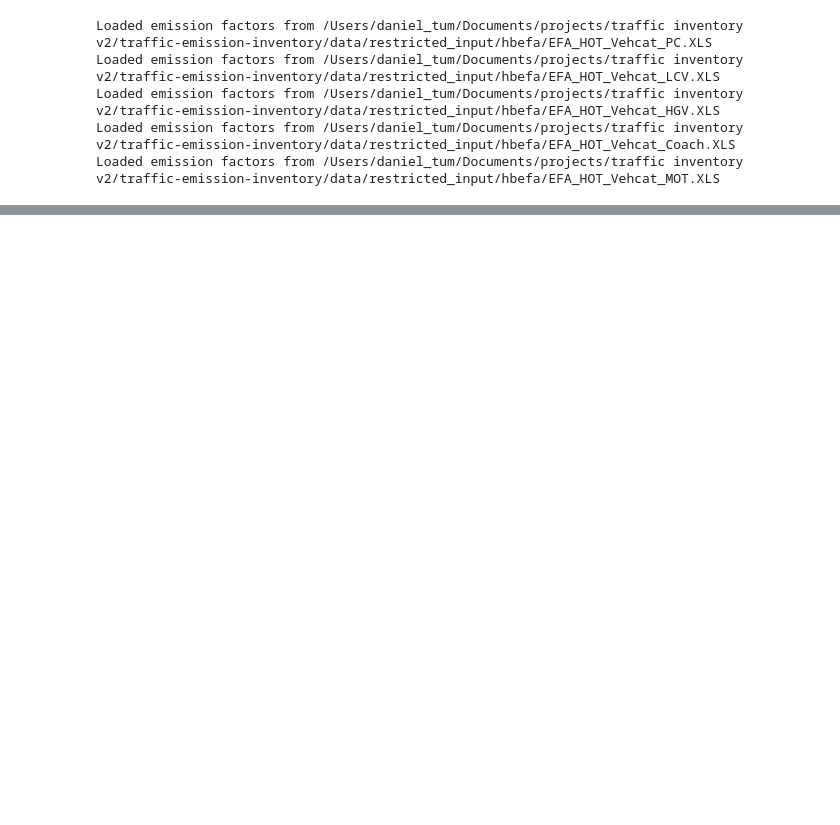
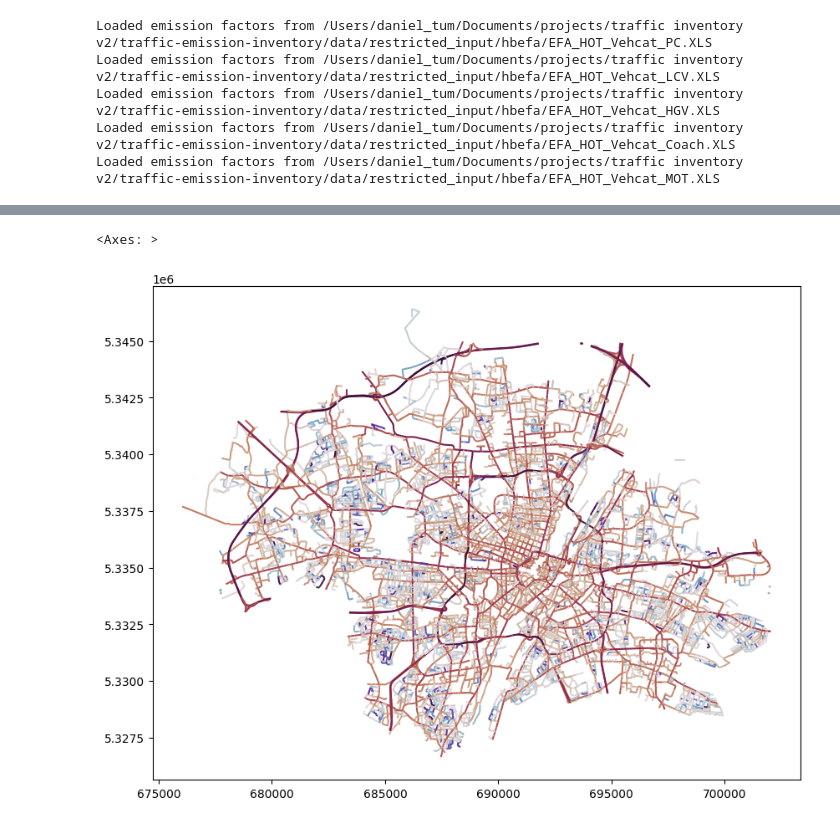
Before and after one commit to tum-esm/drive-inventory, a Jupyter notebook: notebooks/hbefa_module_multiprocessing.ipynb, the cells around one changed output, grey strips where cells are left out. Cells and saved outputs as stored; diff of their text form; code cells hidden in the pictures; blank space fills up the shorter version.

```diff
--- a/notebooks/hbefa_module_multiprocessing.ipynb
+++ b/notebooks/hbefa_module_multiprocessing.ipynb
@@ -49,13 +51,13 @@ visum_red['hgv_corr'] = visum_red.apply(lambda row : row['delta_HGV'] / weekday_
 visum_red['lcv_corr'] = visum_red.apply(lambda row : row['delta_LCV'] / weekday_shares_2019.loc[row['road_type'],'LCV'], axis = 1)
 # %%
 #NUMBER_OF_PROCESSES = multiprocessing.cpu_count()
-NUMBER_OF_PROCESSES = 6
+NUMBER_OF_PROCESSES = 7
 df = cal.get_calendar()
-dates = [d.strftime("%Y-%m-%d") for d in df[df['date'].between('2019-01-01','2019-12-31')]['date']]
+dates = [d.strftime("%Y-%m-%d") for d in df[df['date'].between('2019-01-01','2019-01-31')]['date']]
 
 visum_red = visum_red.reset_index(drop = True).reset_index()
 
-parameters = [(d, visum_red.to_dict('records'), cycles, hbefa) for d in dates]
+parameters = [(d,visum_red.to_dict('records'), cycles, hbefa, False) for d in dates]
 
 with multiprocessing.Pool(NUMBER_OF_PROCESSES) as pool:
     res = pool.starmap(inventory_processing.calculate_daily_co2_emissions, parameters)
@@ -123,0 +82,26 @@ print(co2*1e-9)
+# %%
+emission_dict = {index:0 for index in visum_red['index'].unique()}
+
+for item in res:
+    if item == 0:
+        continue
+    else:
+        # we have data to process
+        for key, value in item.items():
+            sum_emission = sum([k for k in value.values() if k == k])
+            emission_dict[key] += sum_emission
+# %%
+visum_red['emissions'] = visum_red['index'].map(emission_dict)
+
+visum_plot = visum_red.groupby('road_link_id').agg({'emissions': 'sum', 'geometry': (lambda x: x.iloc[0])})
+
+visum_plot = gpd.GeoDataFrame(visum_plot,  geometry=visum_plot['geometry'], crs = 25832)
+# %%
+import matplotlib
+import matplotlib.pyplot as plt
+
+fig, ax  = plt.subplots(figsize = (10,10), frameon=False)
+visum_plot.plot(ax=ax, column = 'emissions', cmap = matplotlib.cm.get_cmap('twilight_shifted'), norm=matplotlib.colors.LogNorm())
+# %% [output]
+<Axes: >
+[figure, added]
```
Also changed, not shown: parts of 9 cells of this notebook, 3 other files.
